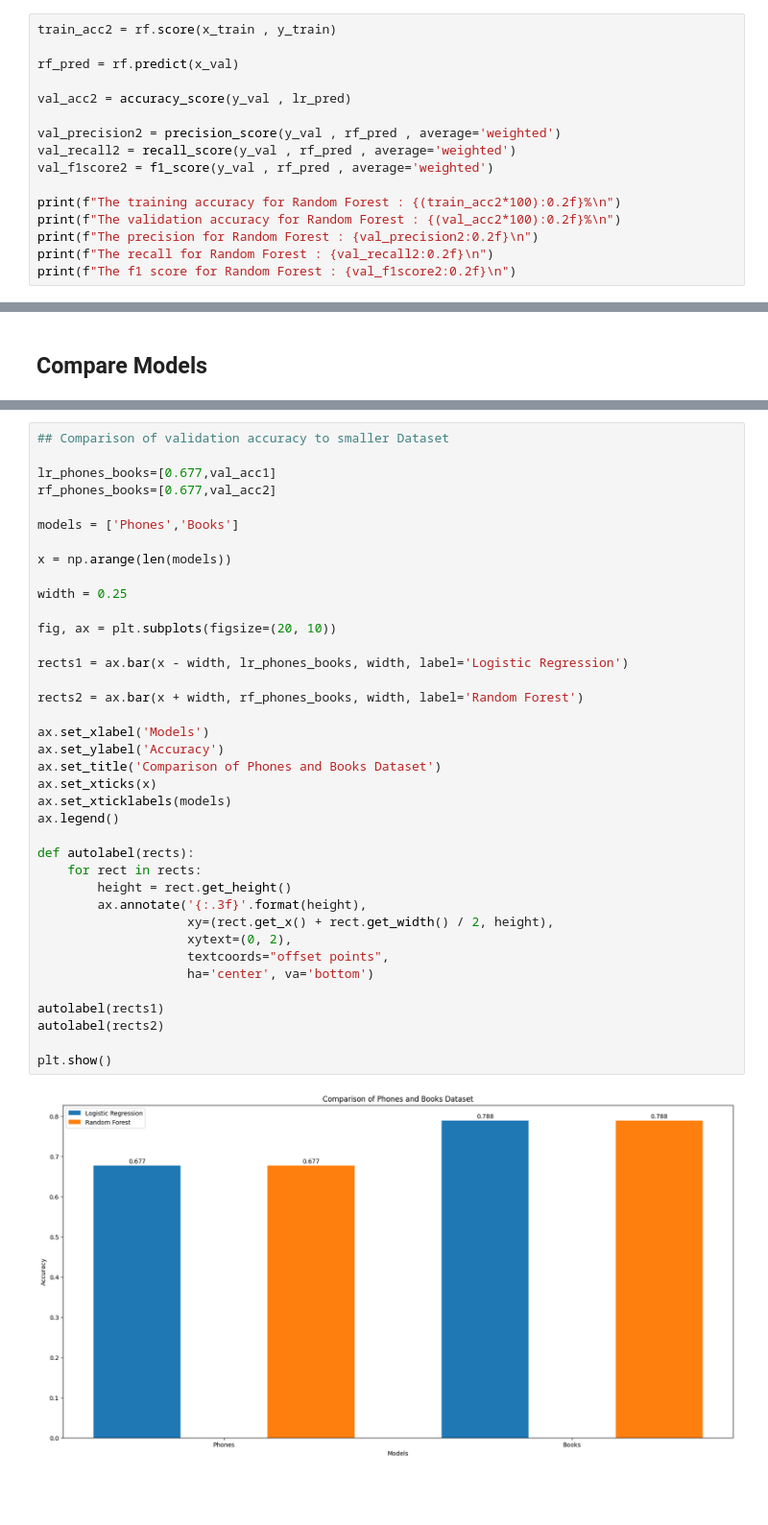
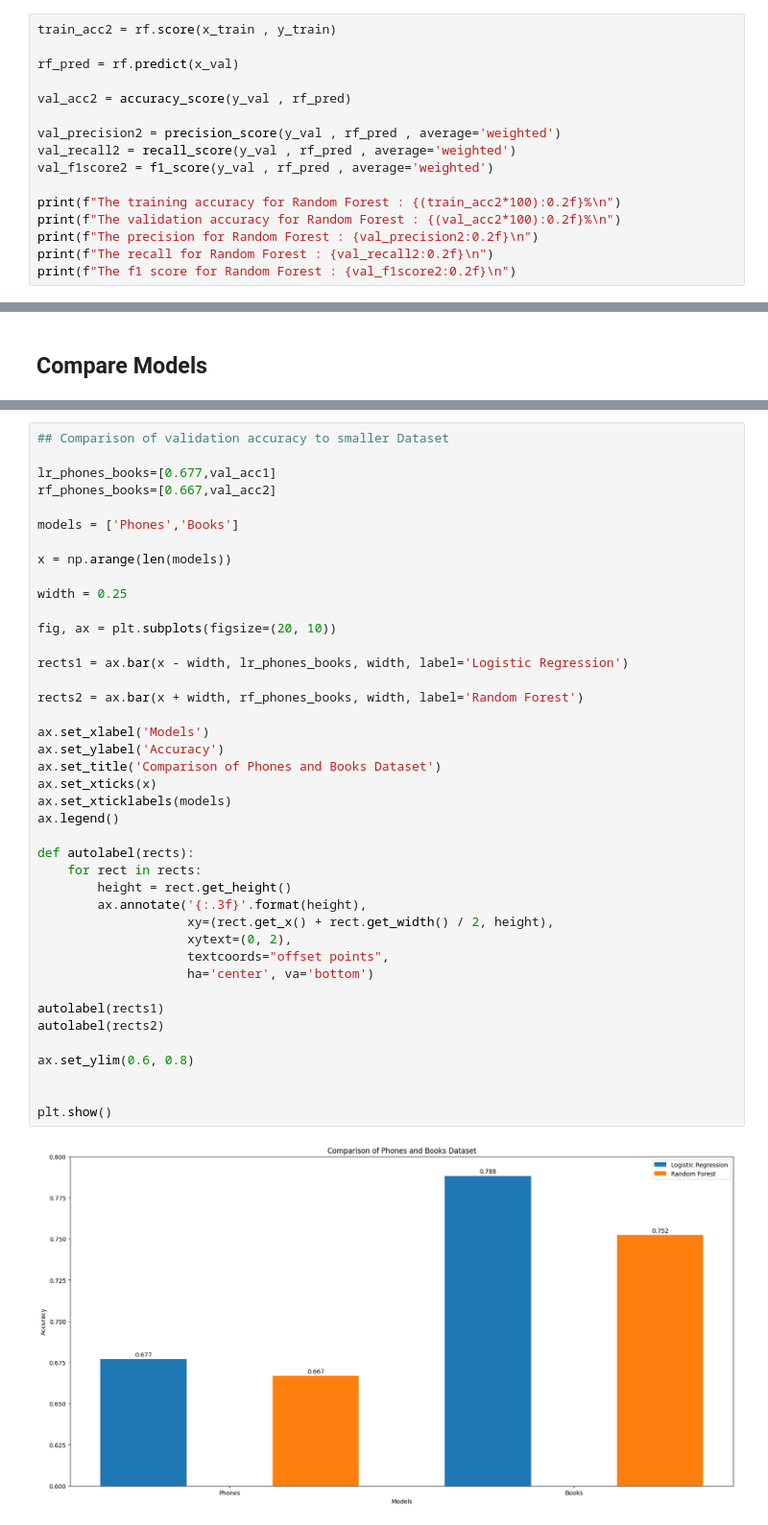
Before and after one commit to bakenq/ASAI, a Jupyter notebook: Notebooks/Books_LR_RF.ipynb, the cells around one changed output, grey strips where cells are left out. Shown at 96% size. Drawn from its saved outputs; the diff is of its cells as text; blank space fills up the shorter version.

```diff
--- a/Notebooks/Books_LR_RF.ipynb
+++ b/Notebooks/Books_LR_RF.ipynb
@@ -154,7 +154,7 @@ train_acc2 = rf.score(x_train , y_train)
 
 rf_pred = rf.predict(x_val)
 
-val_acc2 = accuracy_score(y_val , lr_pred)
+val_acc2 = accuracy_score(y_val , rf_pred)
 
 val_precision2 = precision_score(y_val , rf_pred , average='weighted')
 val_recall2 = recall_score(y_val , rf_pred , average='weighted')
@@ -225,7 +225,7 @@ plt.show()
 ## Comparison of validation accuracy to smaller Dataset
 
 lr_phones_books=[0.677,val_acc1]
-rf_phones_books=[0.677,val_acc2]
+rf_phones_books=[0.667,val_acc2]
 
 models = ['Phones','Books']
 
@@ -233,31 +233,34 @@ x = np.arange(len(models))
 
 width = 0.25
 
 fig, ax = plt.subplots(figsize=(20, 10))
 
 rects1 = ax.bar(x - width, lr_phones_books, width, label='Logistic Regression')
 
 rects2 = ax.bar(x + width, rf_phones_books, width, label='Random Forest')
 
 ax.set_xlabel('Models')
 ax.set_ylabel('Accuracy')
 ax.set_title('Comparison of Phones and Books Dataset')
 ax.set_xticks(x)
 ax.set_xticklabels(models)
 ax.legend()
 
 def autolabel(rects):
     for rect in rects:
         height = rect.get_height()
         ax.annotate('{:.3f}'.format(height),
                     xy=(rect.get_x() + rect.get_width() / 2, height),
                     xytext=(0, 2),
                     textcoords="offset points",
                     ha='center', va='bottom')
 
 autolabel(rects1)
 autolabel(rects2)
 
+ax.set_ylim(0.6, 0.8)
+
+
 plt.show()
 # %% [output]
-[figure, old version]
+[figure, new version]
```
Also changed, not shown: parts of 2 cells of this notebook, 10 other files.
